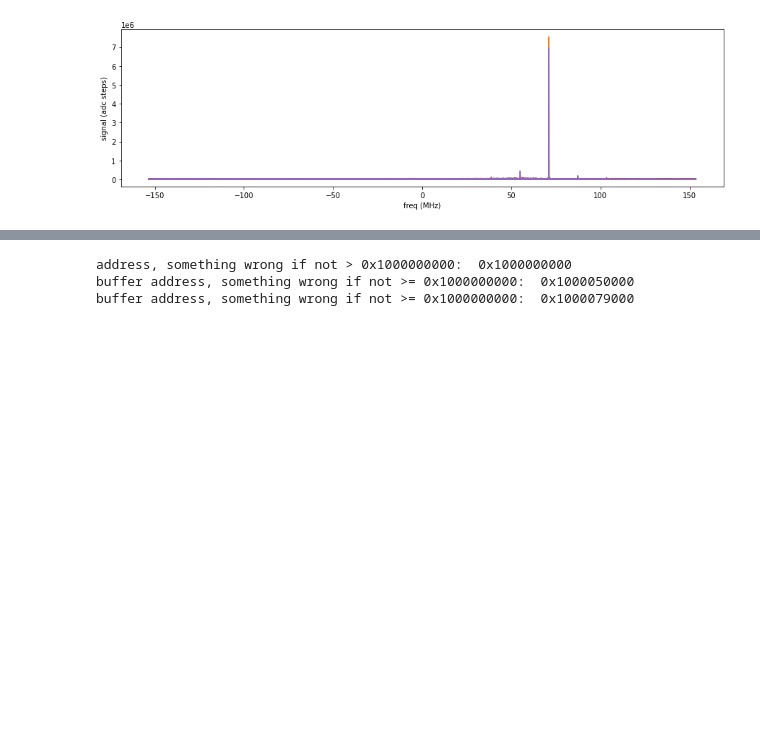
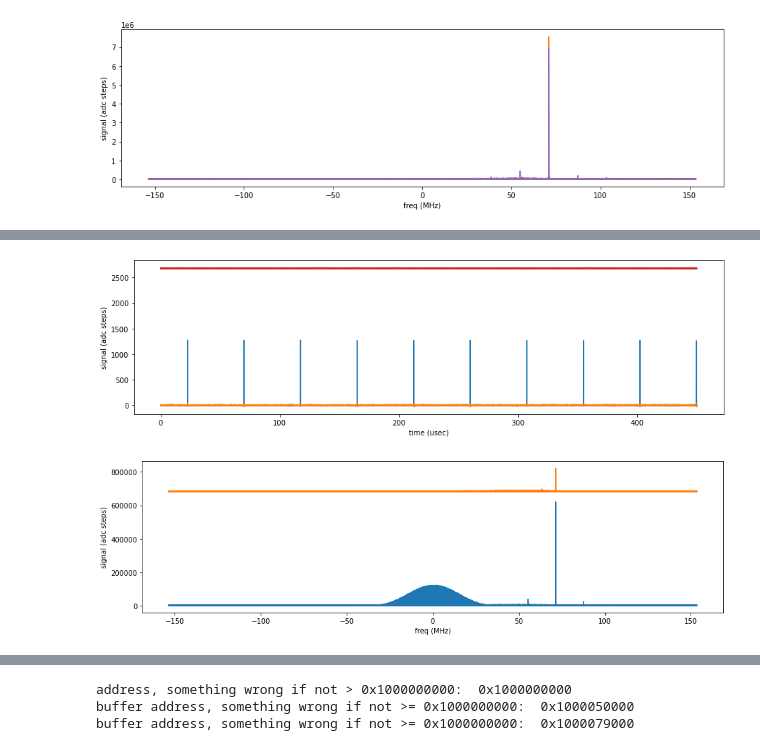
Before and after one commit to marcus-o/real_time_rfsoc_phase_correction, a Jupyter notebook: adjustable_pc_2ch/pynq/adjustable_phase_correction_2ch_dev.ipynb, the cells around one changed output, grey strips where cells are left out. Cells and saved outputs as stored; diff of their text form; code cells hidden in the pictures; blank space fills up the shorter version.

```diff
--- a/adjustable_pc_2ch/pynq/adjustable_phase_correction_2ch.ipynb
+++ b/adjustable_pc_2ch/pynq/adjustable_phase_correction_2ch_dev.ipynb
@@ -562,7 +562,7 @@ data2 = data2[::2] + 1j*data2[1::2]
 time_vec = np.arange(0, num_write_samples)/sampling_rate_after_hilbert
 freq = np.fft.fftfreq(data.shape[0], d=time_vec[1]-time_vec[0])
 
-if 0:
+if 1:
     plt.figure(figsize=(15,4))
     plt.plot(time_vec*1e6, np.real(data))
     plt.plot(time_vec*1e6, np.imag(data))
@@ -593,5 +593,7 @@ buffer address, something wrong if not >= 0x1000000000:  0x1000137000
 measuring
 finished
+[figure, added]
+[figure, added]
 # %%
 from pynq import PL
 PL.reset()
```
Also changed, not shown: parts of 2 cells of this notebook, 3 other files.
